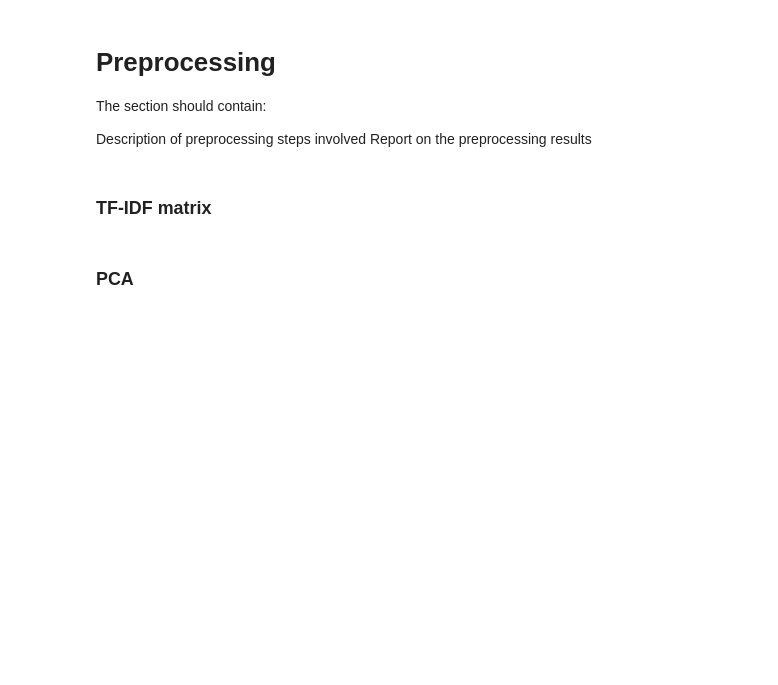
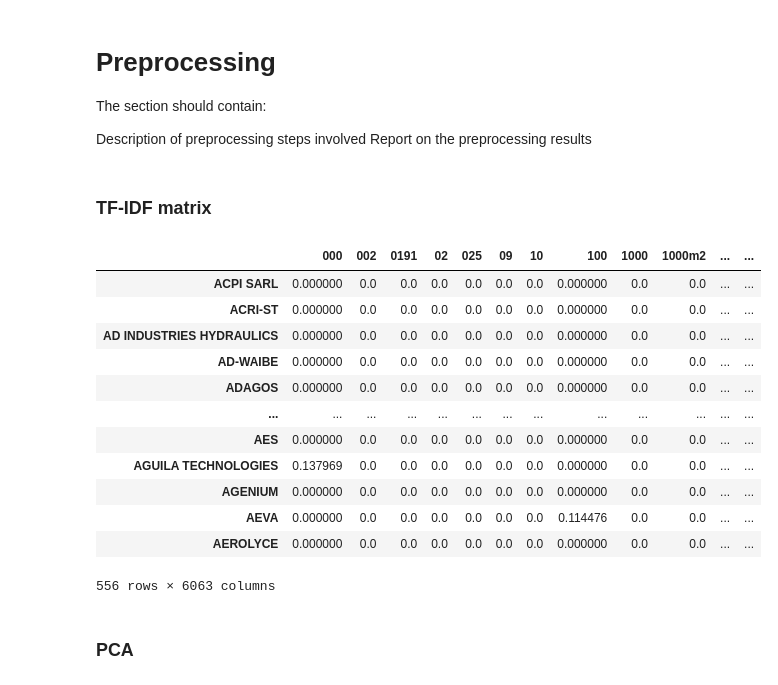
Before and after one commit to otabrzak/text-analytics-1-coursework, a Jupyter notebook: coursework.ipynb, the cells around one changed output. Cells and saved outputs as stored; diff of their text form; code cells hidden in the pictures; blank space fills up the shorter version.

```diff
--- a/coursework.ipynb
+++ b/coursework.ipynb
@@ -96,18 +97,34 @@ Report on the preprocessing results
 # %% [markdown]
 ### TF-IDF matrix
 # %%
-# Sampling to compute faster
 df_aero = df_aero.dropna()
-df_aero_sample = df_aero.sample(n=10, random_state=42)
 
 documents = df_aero["EN"].tolist()
 names = df_aero["Name"].tolist()
-vectorizer = TfidfVectorizer(stop_words='english')
+tfidfvectorizer = TfidfVectorizer(stop_words='english')
+countvectorizer = TfidfVectorizer(stop_words='english', use_idf=False, norm=None)
 
-tfidf = vectorizer.fit_transform(raw_documents=documents)
-tfidf_df = pd.DataFrame(tfidf.todense(), index=names, columns=vectorizer.get_feature_names_out())
+tfidf = tfidfvectorizer.fit_transform(raw_documents=documents)
+tfidf_df = pd.DataFrame(tfidf.todense(), index=names, columns=tfidfvectorizer.get_feature_names_out())
+
+absolute_tfidf = countvectorizer.fit_transform(raw_documents=documents)
+absolute_tfidf_df = pd.DataFrame(absolute_tfidf.todense(), index=names, columns=countvectorizer.get_feature_names_out())
 
 similarity_matrix = cosine_similarity(tfidf)
 tfidf_df # type: ignore
+# %% [output]
+|  | 000 | 002 | 0191 | 02 | 025 | 09 | 10 | 100 | 1000 | 1000m2 | ... | ... |
+| ACPI SARL | 0.000000 | 0.0 | 0.0 | 0.0 | 0.0 | 0.0 | 0.0 | 0.000000 | 0.0 | 0.0 | ... | ... |
+| ACRI-ST | 0.000000 | 0.0 | 0.0 | 0.0 | 0.0 | 0.0 | 0.0 | 0.000000 | 0.0 | 0.0 | ... | ... |
+| AD INDUSTRIES HYDRAULICS | 0.000000 | 0.0 | 0.0 | 0.0 | 0.0 | 0.0 | 0.0 | 0.000000 | 0.0 | 0.0 | ... | ... |
+| AD-WAIBE | 0.000000 | 0.0 | 0.0 | 0.0 | 0.0 | 0.0 | 0.0 | 0.000000 | 0.0 | 0.0 | ... | ... |
+| ADAGOS | 0.000000 | 0.0 | 0.0 | 0.0 | 0.0 | 0.0 | 0.0 | 0.000000 | 0.0 | 0.0 | ... | ... |
+| ... | ... | ... | ... | ... | ... | ... | ... | ... | ... | ... | ... | ... |
+| AES | 0.000000 | 0.0 | 0.0 | 0.0 | 0.0 | 0.0 | 0.0 | 0.000000 | 0.0 | 0.0 | ... | ... |
+| AGUILA TECHNOLOGIES | 0.137969 | 0.0 | 0.0 | 0.0 | 0.0 | 0.0 | 0.0 | 0.000000 | 0.0 | 0.0 | ... | ... |
+| AGENIUM | 0.000000 | 0.0 | 0.0 | 0.0 | 0.0 | 0.0 | 0.0 | 0.000000 | 0.0 | 0.0 | ... | ... |
+| AEVA | 0.000000 | 0.0 | 0.0 | 0.0 | 0.0 | 0.0 | 0.0 | 0.114476 | 0.0 | 0.0 | ... | ... |
+| AEROLYCE | 0.000000 | 0.0 | 0.0 | 0.0 | 0.0 | 0.0 | 0.0 | 0.000000 | 0.0 | 0.0 | ... | ... |
+556 rows × 6063 columns
 # %% [markdown]
 ### PCA
```
Also changed, not shown: parts of 8 cells of this notebook.
